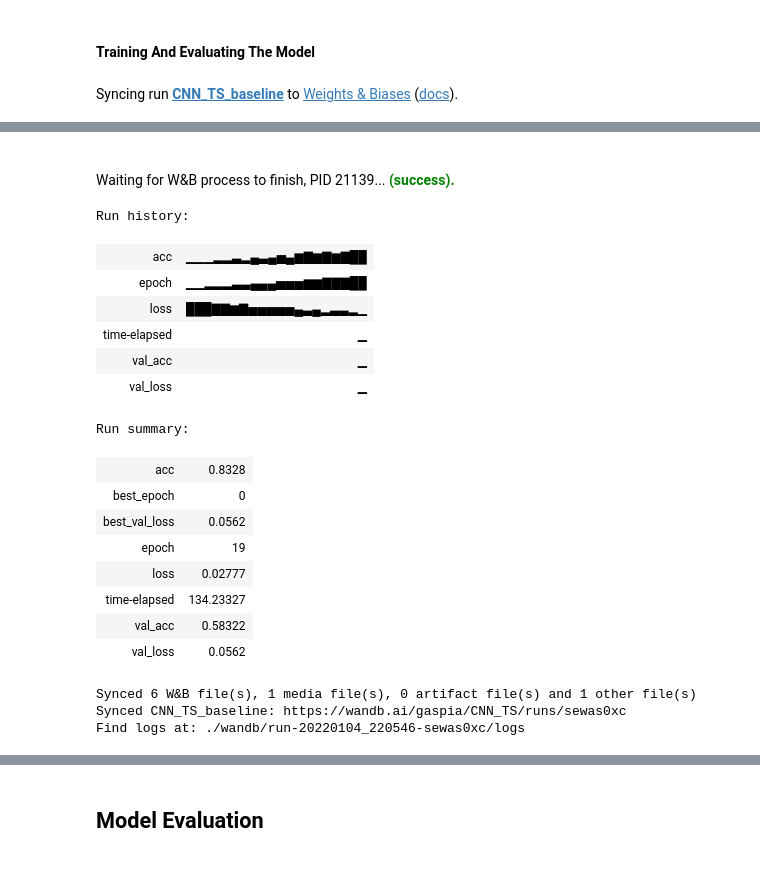
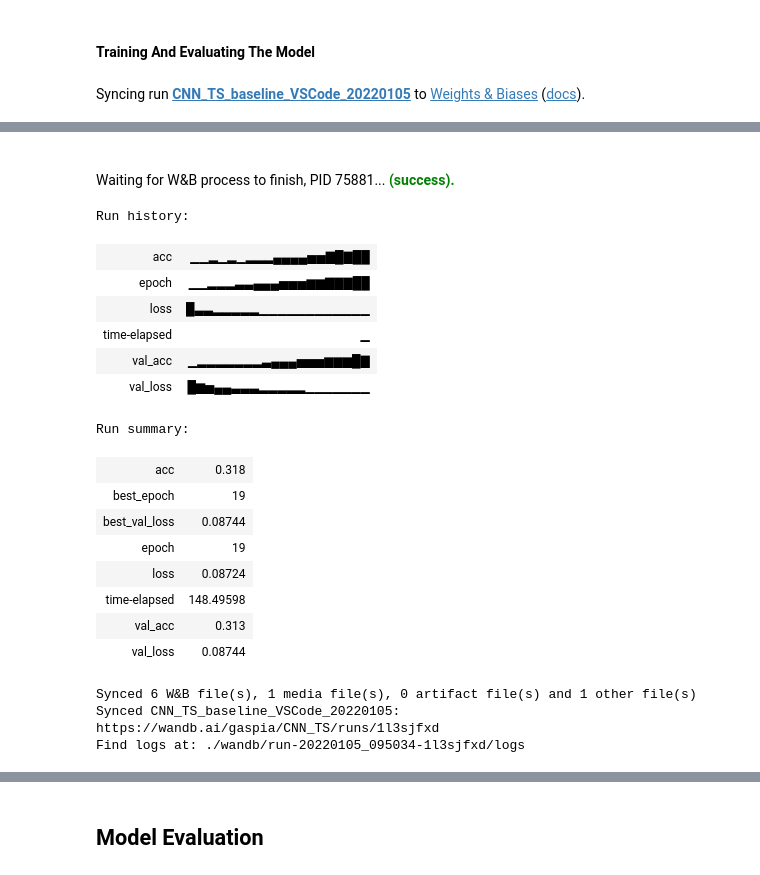
Before and after one commit to gaspia/DLNN-TrafficSign, a Jupyter notebook: TS_CNN_00.ipynb, the cells around one changed output, grey strips where cells are left out. Saved outputs shown, nothing was run; the diff lists cells and outputs as text; code cells hidden in the pictures.

Commit message:
baseline cleaned

```diff
--- a/TS_CNN_00.ipynb
+++ b/TS_CNN_00.ipynb
@@ -51,7 +52,7 @@ test_meta = './dataset/GTSRB/Test.csv'
 
 #Generic parameters
 img_width, img_height = 64, 64
-batch_size = 250
+batch_size = 100
 cat_num = get_num_classes(train_dir)
 # %% [markdown]
 ## Helper Functions
@@ -300,7 +318,7 @@ baseline_model.compile(loss='binary_crossentropy', optimizer='adam', metrics=['a
 # Common attributes:
 mlops_config['steps_per_epoch'] = 5
 mlops_config['epochs'] = 20
-mlops_config['validation_steps'] = 100
+mlops_config['validation_steps'] = 20
 mlops_config['loss'] = 'binary_crossentropy'
 mlops_config['optimizer'] = 'adam'
 mlops_config['metrics'] = ['acc']
@@ -311,7 +329,7 @@ mlops_config['patience'] = 5
 early_stopping = EarlyStopping (patience=mlops_config['patience'], monitor='val_loss', mode='min', restore_best_weights=True)
 # %%
 # MLOps init and callback
-wandb.init(name='CNN_TS_baseline' , project='CNN_TS', config=mlops_config)
+wandb.init(name='CNN_TS_baseline_VSCode_20220105' , project='CNN_TS', config=mlops_config)
 
 start = timeit.default_timer()
 
@@ -329,5 +347,5 @@ wandb.log({'time-elapsed': stop - start})
 
 wandb.finish()
 # %% [output]
-Syncing run CNN_TS_baseline to Weights & Biases (docs).
+Syncing run CNN_TS_baseline_VSCode_20220105 to Weights & Biases (docs).
 Epoch 1/20
@@ -350,23 +368,23 @@ Time Elapsed:  134.2332717019999
-Waiting for W&B process to finish, PID 21139... (success).
+Waiting for W&B process to finish, PID 75881... (success).
 Run history:
-| acc | ▁▁▁▂▂▃▂▄▃▄▅▄▆▇▆▇▆▇██ |
+| acc | ▁▁▂▁▂▁▂▂▂▄▄▄▄▅▅▇█▇██ |
 | epoch | ▁▁▂▂▂▃▃▄▄▄▅▅▅▆▆▇▇▇██ |
-| loss | ███▇▇▆▇▅▅▅▅▅▄▃▄▂▃▃▂▁ |
+| loss | █▃▃▂▂▂▂▂▁▁▁▁▁▁▁▁▁▁▁▁ |
 | time-elapsed | ▁ |
-| val_acc | ▁ |
-| val_loss | ▁ |
+| val_acc | ▁▂▂▂▂▂▂▂▃▄▄▄▅▅▅▆▆▆█▇ |
+| val_loss | █▆▅▄▄▃▃▃▂▂▂▂▂▁▁▁▁▁▁▁ |
 Run summary:
-| acc | 0.8328 |
-| best_epoch | 0 |
-| best_val_loss | 0.0562 |
+| acc | 0.318 |
+| best_epoch | 19 |
+| best_val_loss | 0.08744 |
 | epoch | 19 |
-| loss | 0.02777 |
-| time-elapsed | 134.23327 |
-| val_acc | 0.58322 |
-| val_loss | 0.0562 |
+| loss | 0.08724 |
+| time-elapsed | 148.49598 |
+| val_acc | 0.313 |
+| val_loss | 0.08744 |
 Synced 6 W&B file(s), 1 media file(s), 0 artifact file(s) and 1 other file(s)
-Synced CNN_TS_baseline: https://wandb.ai/gaspia/CNN_TS/runs/sewas0xc
-Find logs at: ./wandb/run-20220104_220546-sewas0xc/logs
+Synced CNN_TS_baseline_VSCode_20220105: https://wandb.ai/gaspia/CNN_TS/runs/1l3sjfxd
+Find logs at: ./wandb/run-20220105_095034-1l3sjfxd/logs
 # %%
 baseline_model.save('TS_CNN_baseline.h5')
 # %%
```
Also changed, not shown: parts of 11 cells of this notebook, 1 other file.
